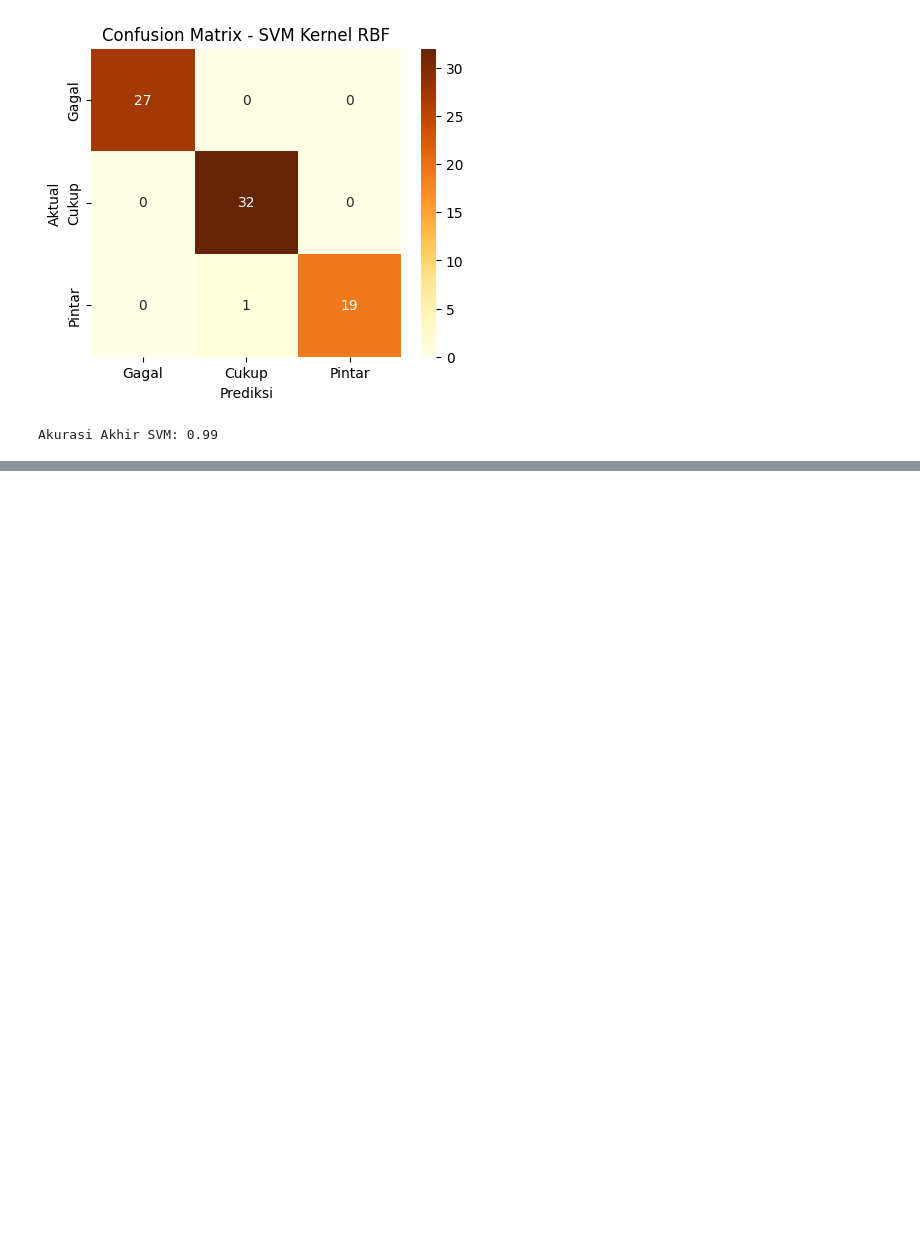
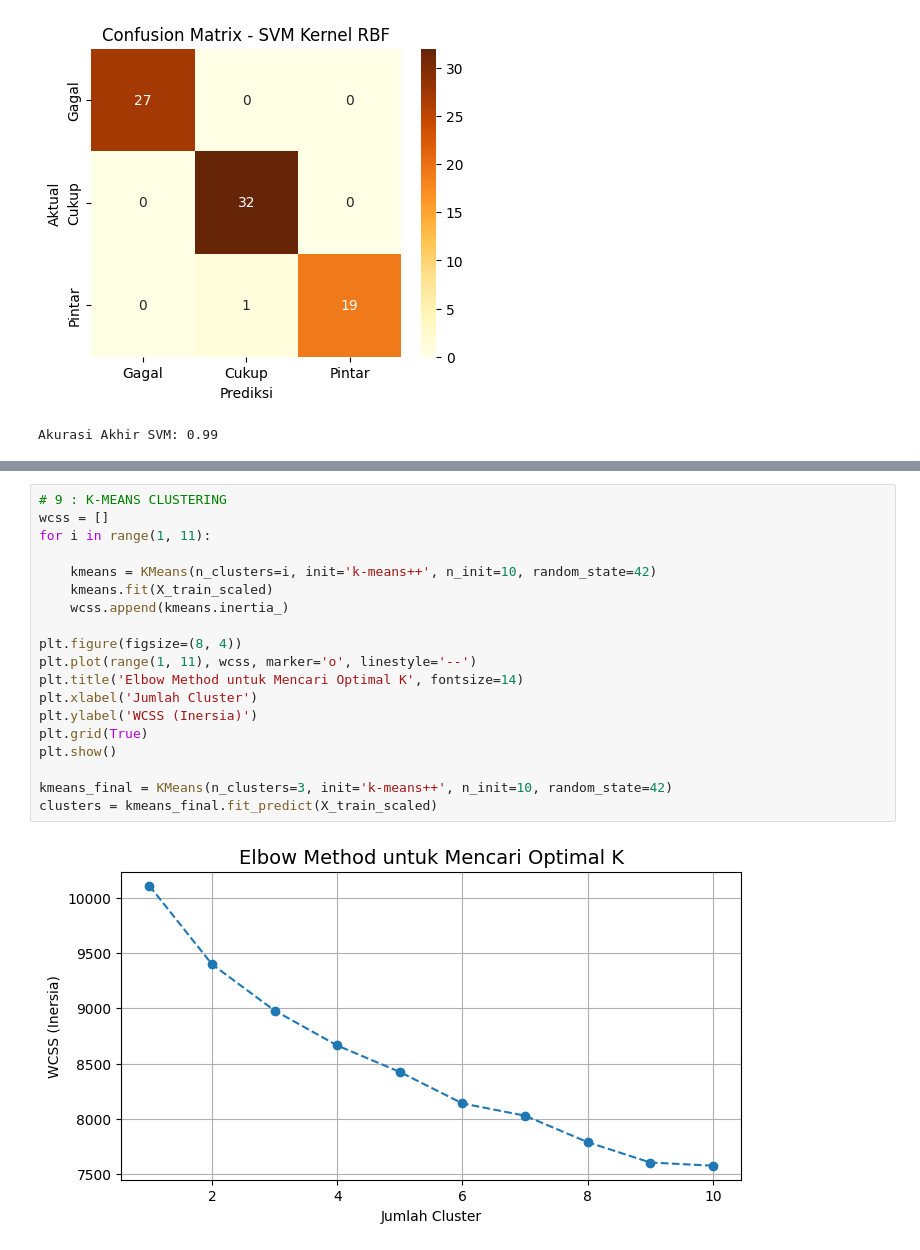
Before and after one commit to vaniajou/Sistem-Peringatan-Dini-Kegagalan-Siswa, a Jupyter notebook: Untitled6.ipynb, the cells around one changed output, grey strips where cells are left out. Cells and saved outputs as stored; diff of their text form; blank space fills up the shorter version.

```diff
--- a/Untitled6.ipynb
+++ b/Untitled6.ipynb
@@ -521,3 +521,24 @@ Eksperimen 2: Tuning Gamma = 0.99 (Optimal)...
 --- OUTPUT SISTEM REKOMENDASI RL ---
 Status Siswa Terdeteksi: Aman
 Rekomendasi Aksi Optimal: A0: No Action
+# %%
+# 9 : K-MEANS CLUSTERING
+wcss = []
+for i in range(1, 11):
+
+    kmeans = KMeans(n_clusters=i, init='k-means++', n_init=10, random_state=42)
+    kmeans.fit(X_train_scaled)
+    wcss.append(kmeans.inertia_)
+
+plt.figure(figsize=(8, 4))
+plt.plot(range(1, 11), wcss, marker='o', linestyle='--')
+plt.title('Elbow Method untuk Mencari Optimal K', fontsize=14)
+plt.xlabel('Jumlah Cluster')
+plt.ylabel('WCSS (Inersia)')
+plt.grid(True)
+plt.show()
+
+kmeans_final = KMeans(n_clusters=3, init='k-means++', n_init=10, random_state=42)
+clusters = kmeans_final.fit_predict(X_train_scaled)
+# %% [output]
+[figure, added]
```
Also changed, not shown: parts of 5 cells of this notebook.
